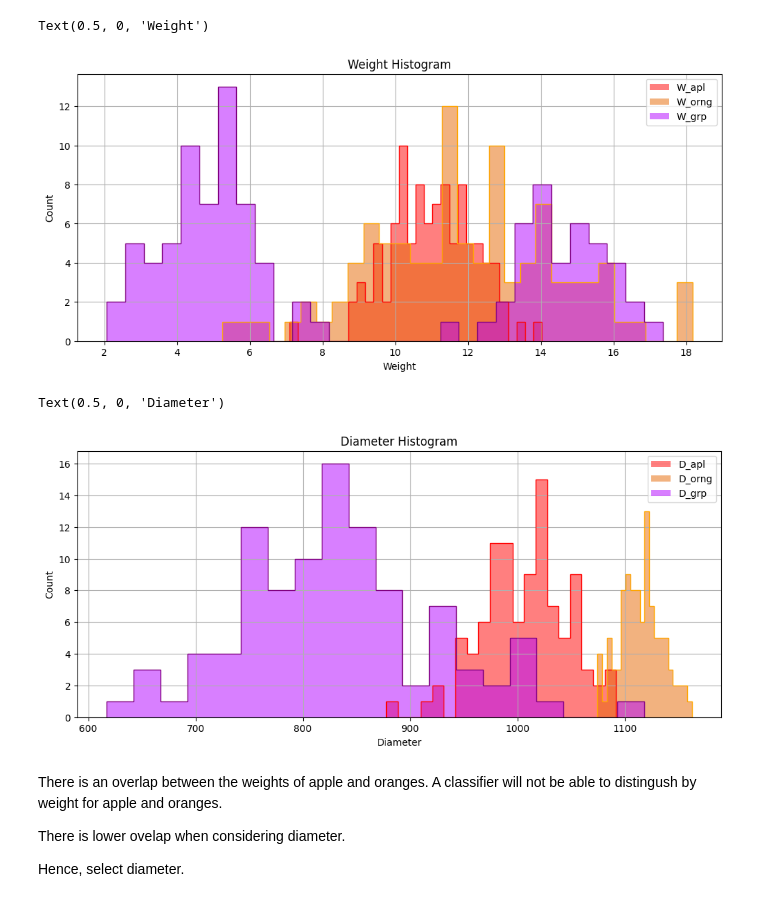
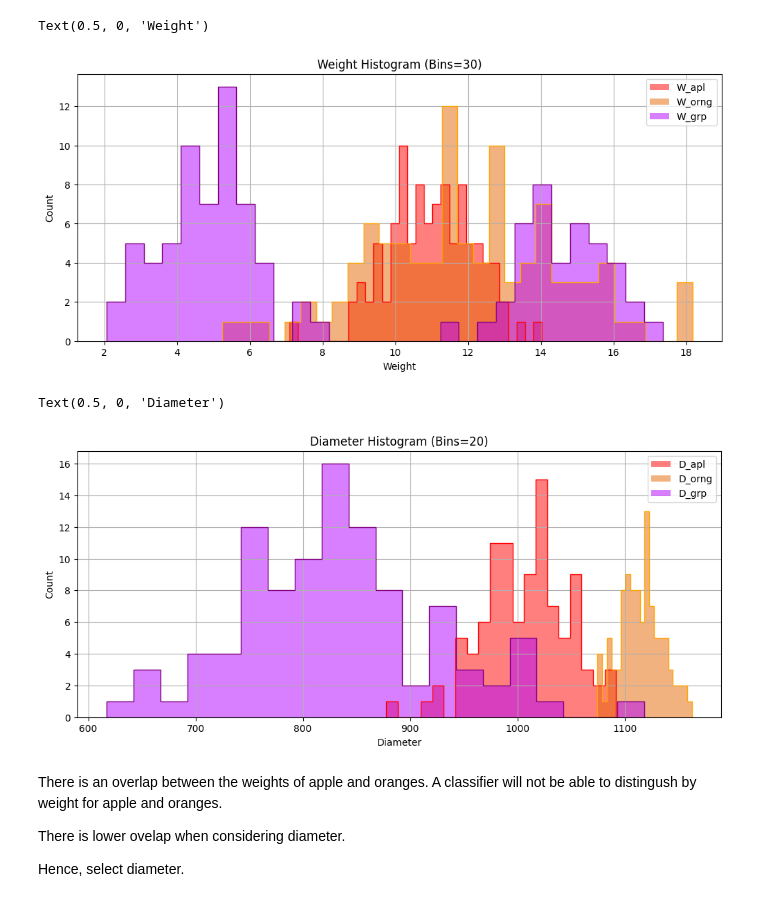
Before and after one commit to AbdulMutakabbir/SYSC5405-pattern-analysis-and-experiment-design, a Jupyter notebook: notebooks/1_2_question.ipynb, the cells around one changed output. Cells and saved outputs as stored; diff of their text form; code cells hidden in the pictures.

```diff
--- a/notebooks/1_2_question.ipynb
+++ b/notebooks/1_2_question.ipynb
@@ -25,35 +25,35 @@ dataset["W_apl"].hist(
     bins=bins_weight,
     legend=True,
     color=red,
     ax=ax_weight
     )
 dataset["W_orng"].hist(
     bins=bins_weight,
     legend=True,
     color=orange,
     ax=ax_weight)
 dataset["W_orng"].hist(
     bins=bins_weight,
     color="orange",
     histtype=u'step',
     ax=ax_weight)
 dataset["W_grp"].hist(
     bins=bins_weight,
     legend=True,
     color=purple,
     ax=ax_weight)
 dataset["W_grp"].hist(
     bins=bins_weight,
     color="purple",
     histtype=u'step',
     ax=ax_weight)
 
-ax_weight.set_title("Weight Histogram")
+ax_weight.set_title(f"Weight Histogram (Bins={bins_weight})")
 ax_weight.set_ylabel("Count")
 ax_weight.set_xlabel("Weight")
 # %% [output]
 Text(0.5, 0, 'Weight')
-[figure, old version]
+[figure, new version]
 # %%
 ax_diameter = dataset["D_apl"].hist(
     bins=bins_diameter,
@@ -87,12 +87,12 @@ dataset["D_grp"].hist(
     histtype=u'step',
     ax=ax_diameter)
 
-ax_diameter.set_title("Diameter Histogram")
+ax_diameter.set_title(f"Diameter Histogram (Bins={bins_diameter})")
 ax_diameter.set_ylabel("Count")
 ax_diameter.set_xlabel("Diameter")
 # %% [output]
 Text(0.5, 0, 'Diameter')
-[figure, old version]
+[figure, new version]
 # %% [markdown]
 There is an overlap between the weights of apple and oranges. A classifier will not be able to distingush by weight for apple and oranges.
 
```
Also changed, not shown: parts of 4 cells of this notebook, 1 other file.
